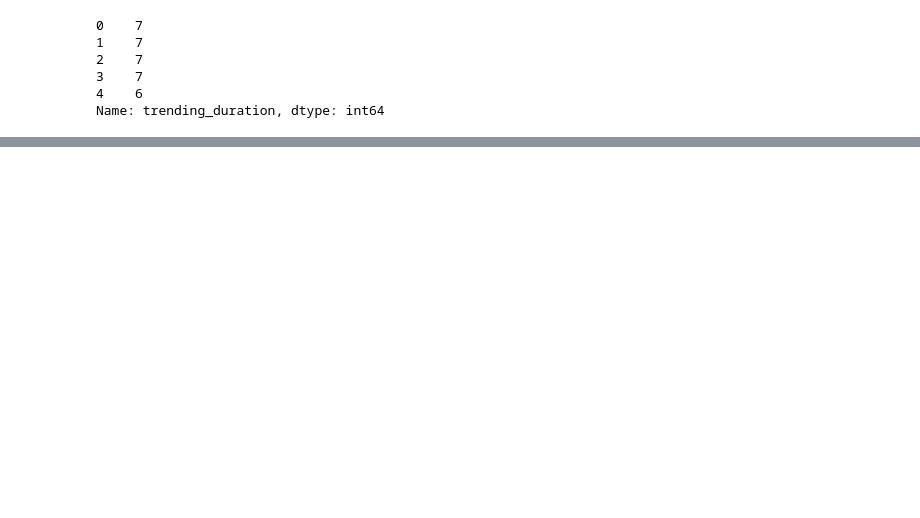
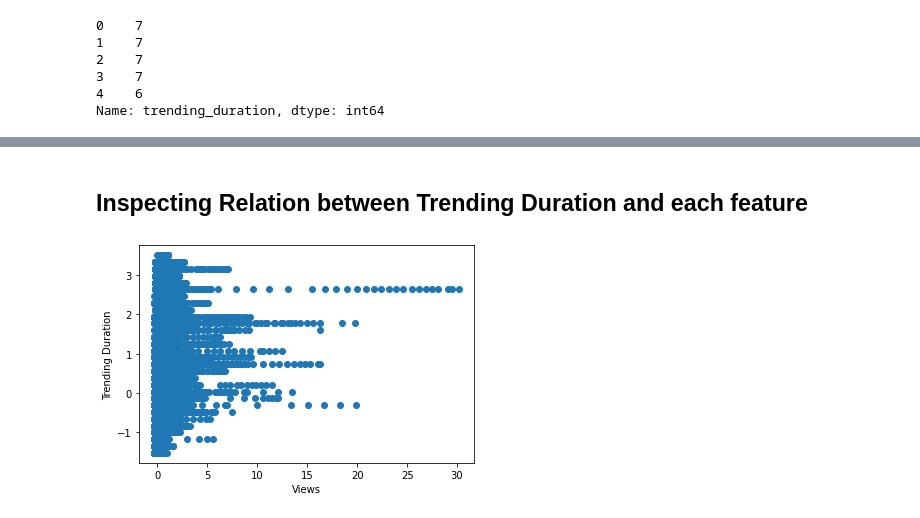
Before and after one commit to RN2D-Project/BootCamp_Project, a Jupyter notebook: Machine_Learning_Model.ipynb, the cells around one changed output, grey strips where cells are left out. Cells and saved outputs as stored; diff of their text form; code cells hidden in the pictures; blank space fills up the shorter version.

```diff
--- a/Machine_Learning_Model.ipynb
+++ b/Machine_Learning_Model.ipynb
@@ -77,0 +106,3 @@ model = LinearRegression()
+# %%
+cleanvideos_df = usvideos_df.drop(columns=["video_id","date_trending","date_interval","title","channel_title","date_published","tags","thumbnail_link","comments_disabled","ratings_disabled","video_error_or_removed","category_id"])
+cleanvideos_df.head()
@@ -77,0 +116,5 @@ model = LinearRegression()
+# %%
+from sklearn.preprocessing import StandardScaler
+data_scaler = StandardScaler()
+# %%
+cleanvideos_scaled = data_scaler.fit_transform(cleanvideos_df)
@@ -77,0 +129,3 @@ model = LinearRegression()
+# %%
+scaledvideos_df = pd.DataFrame(data = cleanvideos_scaled, columns=["views","likes","dislikes","comment_count","trending_duration"])
+scaledvideos_df.head()
@@ -77,0 +139,9 @@ model = LinearRegression()
+# %% [markdown]
+## Inspecting Relation between Trending Duration and each feature
+# %%
+plt.scatter(scaledvideos_df.views, scaledvideos_df.trending_duration)
+plt.xlabel('Views')
+plt.ylabel('Trending Duration')
+plt.show()
+# %% [output]
+[figure, added]
```
Also changed, not shown: parts of 23 cells of this notebook.
